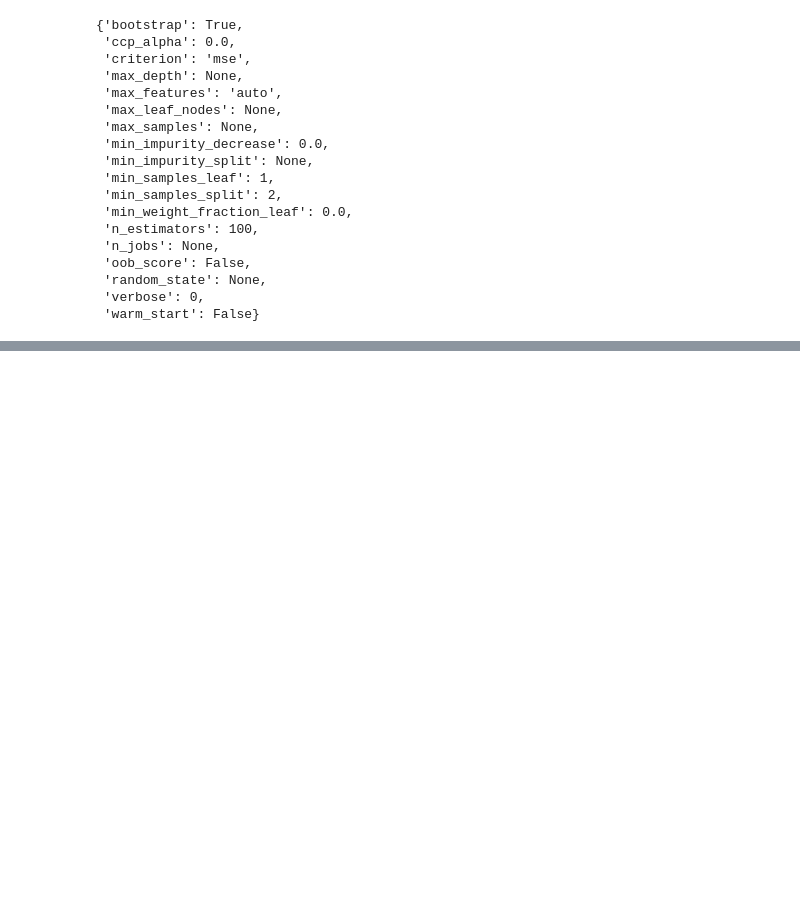
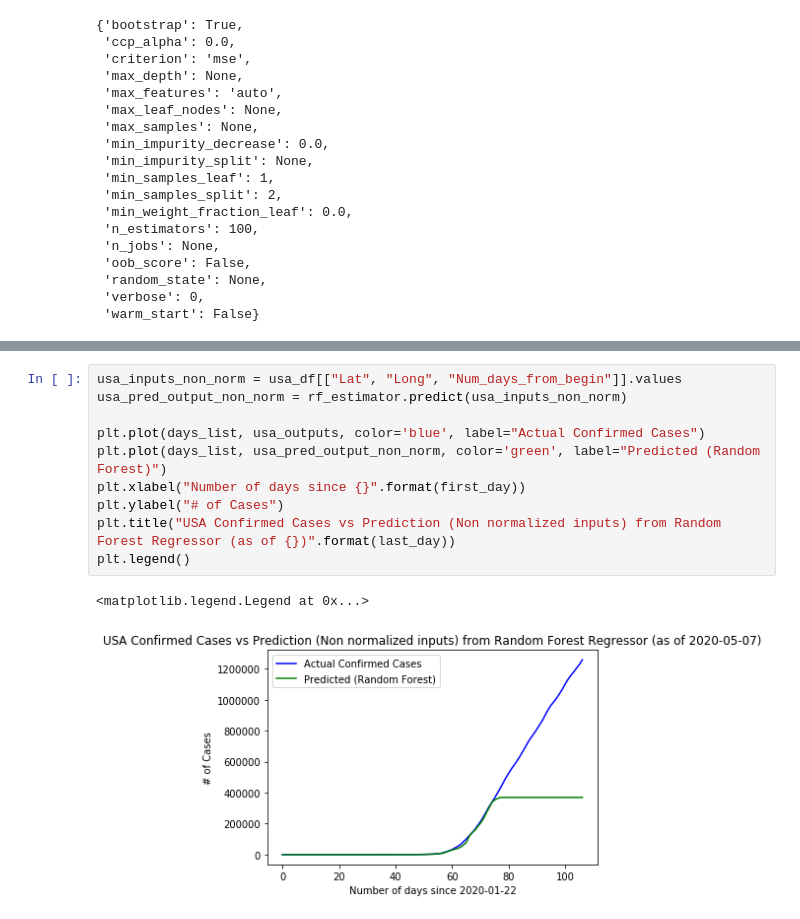
Before and after one commit to EduRibeiro00/CovidForecast-feup-iart, a Jupyter notebook: proj2/covid_analysis_rf.ipynb, the cells around one changed output, grey strips where cells are left out. Saved outputs shown, nothing was run; the diff lists cells and outputs as text; blank space fills up the shorter version.

```diff
--- a/proj2/covid_analysis_rf.ipynb
+++ b/proj2/covid_analysis_rf.ipynb
@@ -159,0 +176,13 @@ plt.legend()
+# %%
+usa_inputs_non_norm = usa_df[["Lat", "Long", "Num_days_from_begin"]].values
+usa_pred_output_non_norm = rf_estimator.predict(usa_inputs_non_norm)
+
+plt.plot(days_list, usa_outputs, color='blue', label="Actual Confirmed Cases")
+plt.plot(days_list, usa_pred_output_non_norm, color='green', label="Predicted (Random Forest)")
+plt.xlabel("Number of days since {}".format(first_day))
+plt.ylabel("# of Cases")
+plt.title("USA Confirmed Cases vs Prediction (Non normalized inputs) from Random Forest Regressor (as of {})".format(last_day))
+plt.legend()
+# %% [output]
+<matplotlib.legend.Legend at 0x...>
+[figure, added]
```
Also changed, not shown: parts of 8 cells of this notebook.
